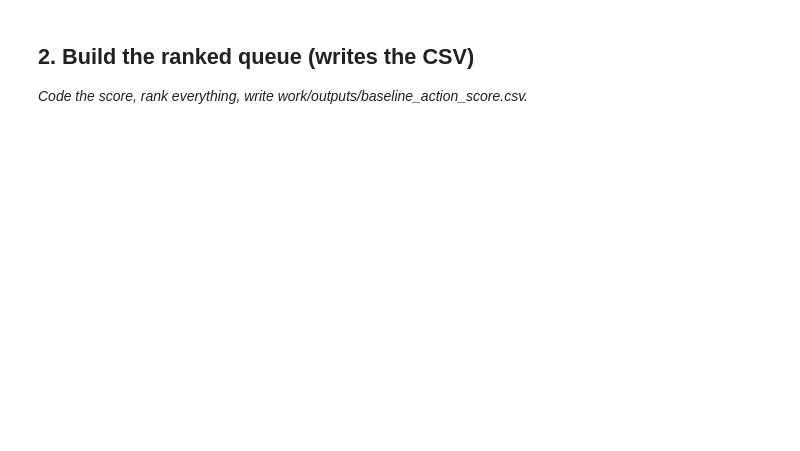
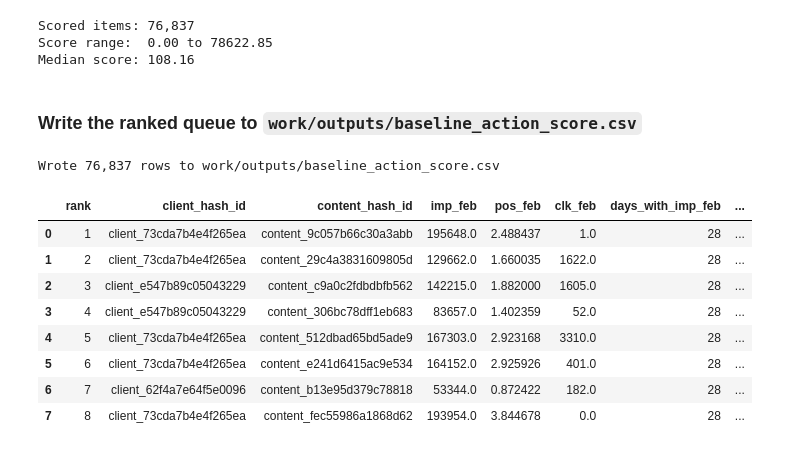
Before and after one commit to ARTI-INTEL/fr-ml-intern-starter, a Jupyter notebook: work/notebooks/w04_baseline_score.ipynb, the cells around one changed output. Saved outputs shown, nothing was run; the diff lists cells and outputs as text; code cells hidden in the pictures; blank space fills up the shorter version.

```diff
--- a/work/notebooks/w04_baseline_score.ipynb
+++ b/work/notebooks/w04_baseline_score.ipynb
@@ -16,4 +281,36 @@ This skeleton is yours to fill. Work the sections **in order** — each one has
+# %%
+# Encode the rule
+feat = feature_frame.copy()
+
+# Score: imp_feb / max(pos_feb, 1) — position floor of 1 prevents inflation from near-zero position values (avg_position=0 means no data)
+# A page at position ~0.02 (unreliable data or impossibly good) should not score higher than one at position 1.
+feat["score"] = np.where(feat["pos_feb"] > 0, feat["imp_feb"] / np.maximum(feat["pos_feb"], 1), 0)
+
+# Reason code and action label (same for all scored items)
+feat["reason_code"] = "deep_high_volume"
+feat["action_label"] = "REVIEW_REFRESH"
+
+# Rank descending by score
+feat = feat.sort_values("score", ascending=False).reset_index(drop=True)
+feat["rank"] = range(1, len(feat) + 1)
+
+# Build output queue
+queue = feat[[
+    "rank", "client_hash_id", "content_hash_id",
+    "imp_feb", "pos_feb", "clk_feb", "days_with_imp_feb", "content_age_days",
+    "is_declining", "score", "reason_code", "action_label"
+]].copy()
+
+n_scored = len(queue)
+score_min = queue["score"].min()
+score_max = queue["score"].max()
+score_med = queue["score"].median()
+print(f"Scored items: {n_scored:,}")
+print(f"Score range:  {score_min:.2f} to {score_max:.2f}")
+print(f"Median score: {score_med:.2f}")
+# %% [output]
+Scored items: 76,837
+Score range:  0.00 to 78622.85
+Median score: 108.16
 # %% [markdown]
-## 2. Build the ranked queue (writes the CSV)
-
-*Code the score, rank everything, write work/outputs/baseline_action_score.csv.*
+### Write the ranked queue to `work/outputs/baseline_action_score.csv`
@@ -23 +317,22 @@ This skeleton is yours to fill. Work the sections **in order** — each one has
+# %%
+import os
+os.makedirs("work/outputs", exist_ok=True)
+
+csv_path = "work/outputs/baseline_action_score.csv"
+queue.to_csv(csv_path, index=False)
+print(f"Wrote {len(queue):,} rows to {csv_path}")
+
+# Preview the top
+queue.head(8)
+# %% [output]
+Wrote 76,837 rows to work/outputs/baseline_action_score.csv
+|  | rank | client_hash_id | content_hash_id | imp_feb | pos_feb | clk_feb | days_with_imp_feb | ... |
+| 0 | 1 | client_73cda7b4e4f265ea | content_9c057b66c30a3abb | 195648.0 | 2.488437 | 1.0 | 28 | ... |
+| 1 | 2 | client_73cda7b4e4f265ea | content_29c4a3831609805d | 129662.0 | 1.660035 | 1622.0 | 28 | ... |
+| 2 | 3 | client_e547b89c05043229 | content_c9a0c2fdbdbfb562 | 142215.0 | 1.882000 | 1605.0 | 28 | ... |
+| 3 | 4 | client_e547b89c05043229 | content_306bc78dff1eb683 | 83657.0 | 1.402359 | 52.0 | 28 | ... |
+| 4 | 5 | client_73cda7b4e4f265ea | content_512dbad65bd5ade9 | 167303.0 | 2.923168 | 3310.0 | 28 | ... |
+| 5 | 6 | client_73cda7b4e4f265ea | content_e241d6415ac9e534 | 164152.0 | 2.925926 | 401.0 | 28 | ... |
+| 6 | 7 | client_62f4a7e64f5e0096 | content_b13e95d379c78818 | 53344.0 | 0.872422 | 182.0 | 28 | ... |
+| 7 | 8 | client_73cda7b4e4f265ea | content_fec55986a1868d62 | 193954.0 | 3.844678 | 0.0 | 28 | ... |
 # %% [markdown]
```
Also changed, not shown: parts of 22 cells of this notebook, 1 other file.
